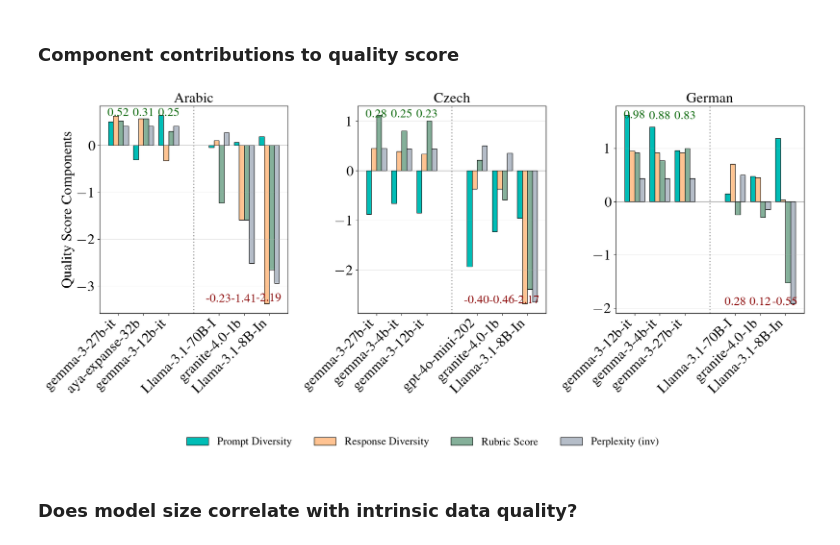
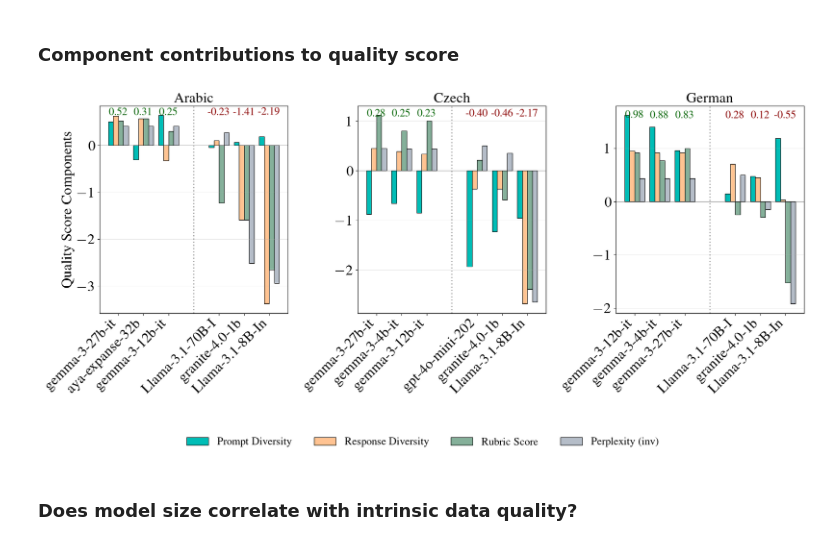
Before and after one commit to ljvmiranda921/polyglot-teachers, a Jupyter notebook: notebooks/2025-11-24-data-quality-metrics/02_visualize_quality_metrics.ipynb, the cells around one changed output. Drawn from its saved outputs; the diff is of its cells as text; code cells hidden in the pictures.

```diff
--- a/notebooks/2025-11-24-data-quality-metrics/02_visualize_quality_metrics.ipynb
+++ b/notebooks/2025-11-24-data-quality-metrics/02_visualize_quality_metrics.ipynb
@@ -172,40 +172,40 @@ for idx, (lang, ax) in enumerate(zip(languages, axes)):
         else:
             ax.text(
                 x_pos,
-                ax.get_ylim()[0] * 0.95,
+                ax.get_ylim()[1] * 0.95,
                 f"{quality:.2f}",
                 ha="center",
-                va="bottom",
+                va="top",
                 fontsize=18,
                 color="darkred",
                 weight="bold",
             )
 
     ax.set_title(language_names[lang])
     ax.set_xticks(x)
     ax.set_xticklabels(
         [row["model"].split("/")[-1][:15] for _, row in selected.iterrows()],
         rotation=45,
         ha="right",
     )
     ax.set_ylabel("Quality Score Components" if idx == 0 else "")
     ax.grid(True, alpha=0.3, axis="y")
 
 fig.legend(
     *axes[2].get_legend_handles_labels(),
     frameon=False,
     loc="lower center",
     bbox_to_anchor=(0.5, -0.15),
     ncol=4,
     fontsize=18,
 )
 
 plt.tight_layout()
 fig.savefig("figures/component_contributions_by_language.png", dpi=300, bbox_inches="tight")  # fmt: skip
 
 plt.show()
 # %% [output]
-[figure, old version]
+[figure, new version]
 # %% [markdown]
 ### Does model size correlate with intrinsic data quality?
 # %%
```
Also changed, not shown: 1 other file.
